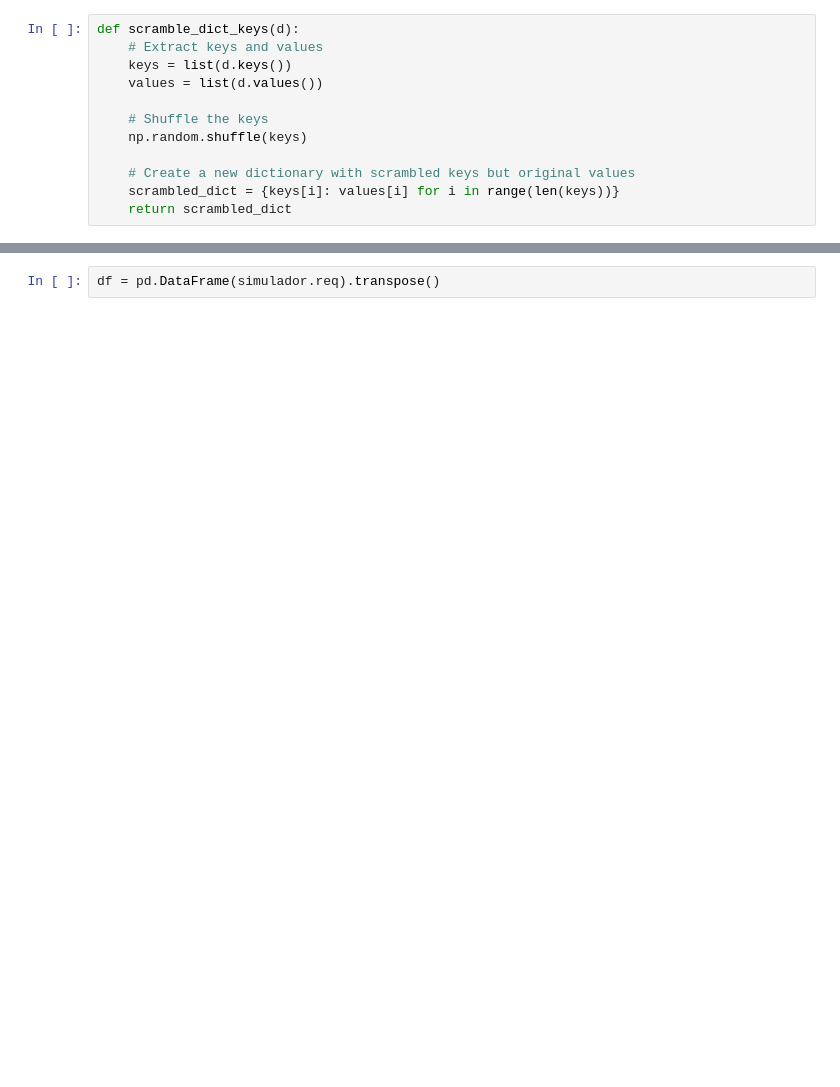
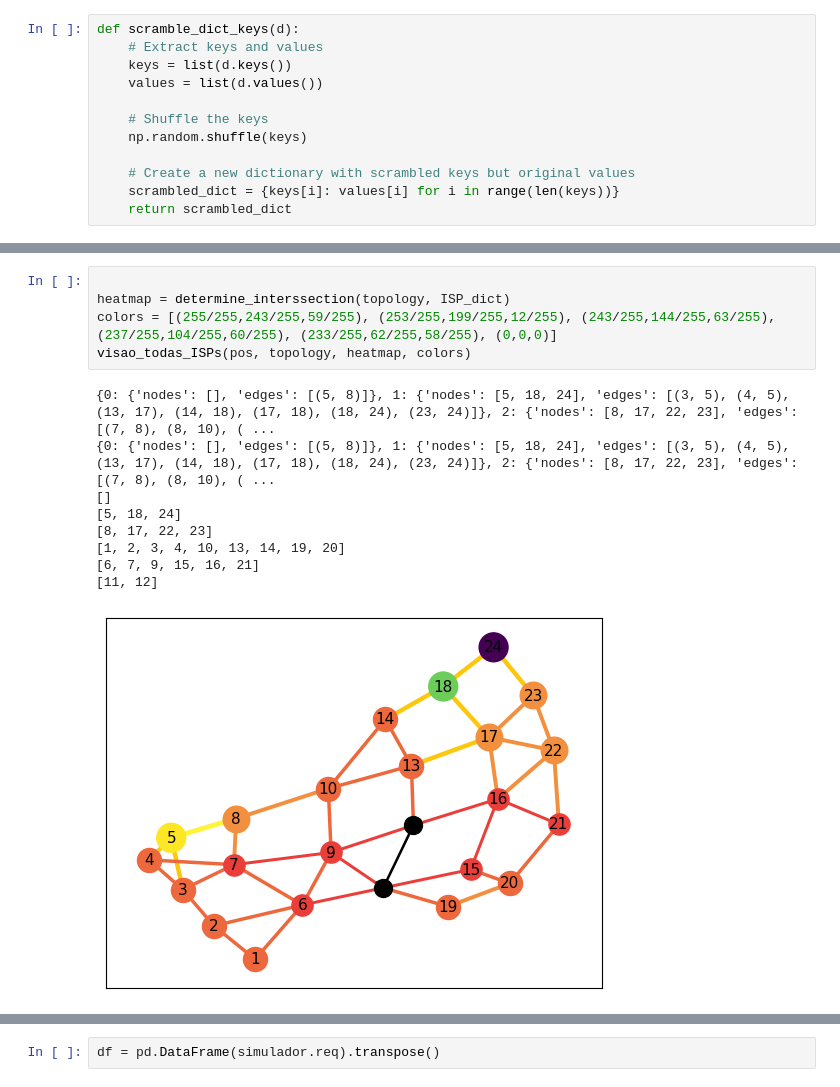
Before and after one commit to Claudiof5/simulador-EON-pre-Desastre, a Jupyter notebook: modeloProblema.ipynb, the cells around one changed output, grey strips where cells are left out. Cells and saved outputs as stored; diff of their text form; blank space fills up the shorter version.

```diff
--- a/modeloProblema.ipynb
+++ b/modeloProblema.ipynb
@@ -147,0 +190,15 @@ visao_todas_ISPs(pos, topology, ISP_list)
+# %%
+
+heatmap = determine_interssection(topology, ISP_dict)
+colors = [(255/255,243/255,59/255), (253/255,199/255,12/255), (243/255,144/255,63/255), (237/255,104/255,60/255), (233/255,62/255,58/255), (0,0,0)]
+visao_todas_ISPs(pos, topology, heatmap, colors)
+# %% [output]
+{0: {'nodes': [], 'edges': [(5, 8)]}, 1: {'nodes': [5, 18, 24], 'edges': [(3, 5), (4, 5), (13, 17), (14, 18), (17, 18), (18, 24), (23, 24)]}, 2: {'nodes': [8, 17, 22, 23], 'edges': [(7, 8), (8, 10), ( ...
+{0: {'nodes': [], 'edges': [(5, 8)]}, 1: {'nodes': [5, 18, 24], 'edges': [(3, 5), (4, 5), (13, 17), (14, 18), (17, 18), (18, 24), (23, 24)]}, 2: {'nodes': [8, 17, 22, 23], 'edges': [(7, 8), (8, 10), ( ...
+[]
+[5, 18, 24]
+[8, 17, 22, 23]
+[1, 2, 3, 4, 10, 13, 14, 19, 20]
+[6, 7, 9, 15, 16, 21]
+[11, 12]
+[figure, added]
```
Also changed, not shown: parts of 22 cells of this notebook, 38 other files.
